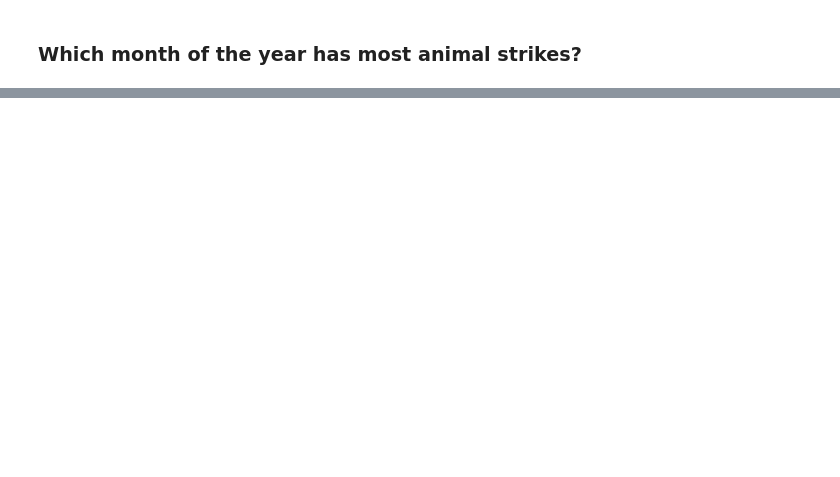
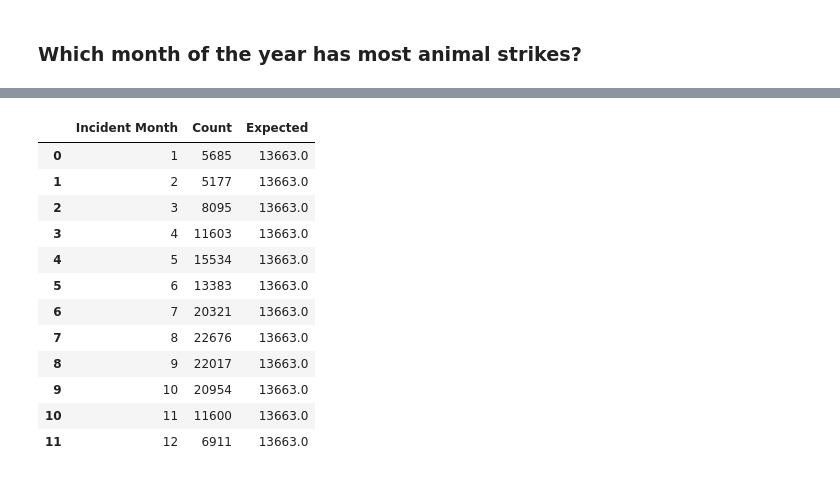
Before and after one commit to jagnoor/Aircraft-Wildlife-Strikes, a Jupyter notebook: planeVsBird_1.ipynb, the cells around one changed output, grey strips where cells are left out. Drawn from its saved outputs; the diff is of its cells as text; code cells hidden in the pictures; blank space fills up the shorter version.

```diff
--- a/planeVsBird_1.ipynb
+++ b/planeVsBird_1.ipynb
@@ -90,0 +99,22 @@ plt.show()
+# %%
+grouped_month = monthType_df.groupby(['Incident Month']).count()
+grouped_month_count = grouped_month['Incident Year'].to_frame().reset_index().rename(columns={"Incident Year":"Count"})
+grouped_month_count['Expected']=len(monthType_df['Incident Year'])/12
+
+
+grouped_month_count
+#stats.chisquare(grouped_month_count['Count'], grouped_month_count['Expected'])
+# %% [output]
+|  | Incident Month | Count | Expected |
+| 0 | 1 | 5685 | 13663.0 |
+| 1 | 2 | 5177 | 13663.0 |
+| 2 | 3 | 8095 | 13663.0 |
+| 3 | 4 | 11603 | 13663.0 |
+| 4 | 5 | 15534 | 13663.0 |
+| 5 | 6 | 13383 | 13663.0 |
+| 6 | 7 | 20321 | 13663.0 |
+| 7 | 8 | 22676 | 13663.0 |
+| 8 | 9 | 22017 | 13663.0 |
+| 9 | 10 | 20954 | 13663.0 |
+| 10 | 11 | 11600 | 13663.0 |
+| 11 | 12 | 6911 | 13663.0 |
```
Also changed, not shown: parts of 16 cells of this notebook, 9 other files.
